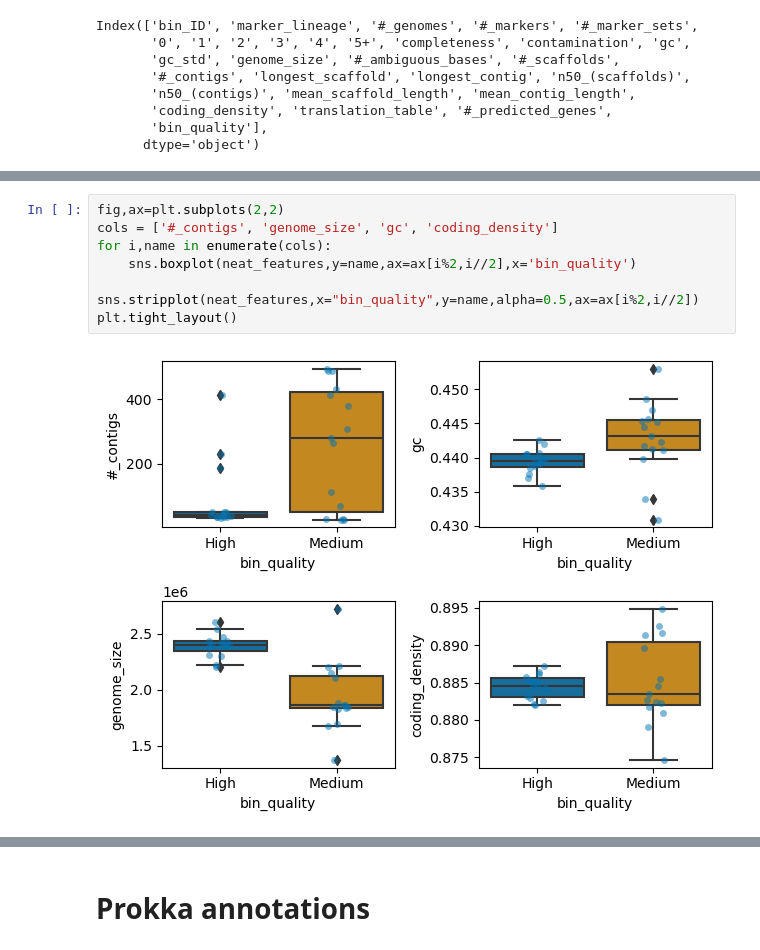
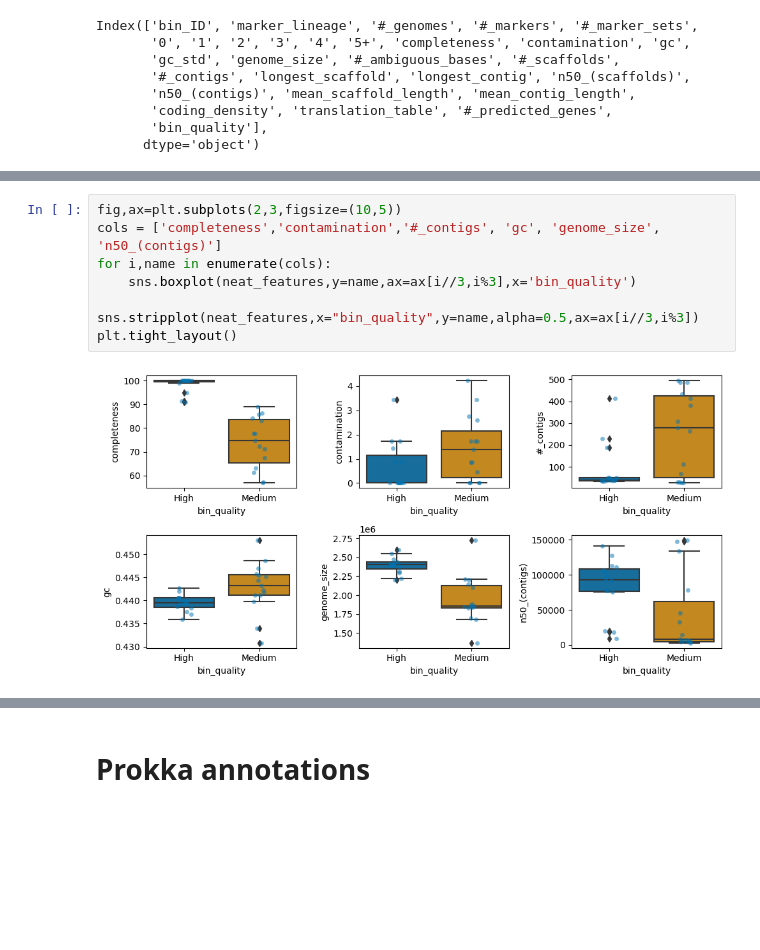
Before and after one commit to GentleHoney/Genomics_Project, a Jupyter notebook: proj_tmp.ipynb, the cells around one changed output, grey strips where cells are left out. Saved outputs shown, nothing was run; the diff lists cells and outputs as text; blank space fills up the shorter version.

Commit message:
added exploratory plots

```diff
--- a/proj_tmp.ipynb
+++ b/proj_tmp.ipynb
@@ -192,9 +192,9 @@ g.add_legend(title='',adjust_subtitles=True)
 # %%
-fig,ax=plt.subplots(2,2)
-cols = ['#_contigs', 'genome_size', 'gc', 'coding_density']
+fig,ax=plt.subplots(2,3,figsize=(10,5))
+cols = ['completeness','contamination','#_contigs', 'gc', 'genome_size', 'n50_(contigs)']
 for i,name in enumerate(cols):
-    sns.boxplot(neat_features,y=name,ax=ax[i%2,i//2],x='bin_quality')
-    sns.stripplot(neat_features,x="bin_quality",y=name,alpha=0.5,ax=ax[i%2,i//2])
+    sns.boxplot(neat_features,y=name,ax=ax[i//3,i%3],x='bin_quality')
+    sns.stripplot(neat_features,x="bin_quality",y=name,alpha=0.5,ax=ax[i//3,i%3])
 plt.tight_layout()
 # %% [output]
-[figure, old version]
+[figure, new version]
```
Also changed, not shown: parts of 2 cells of this notebook.
